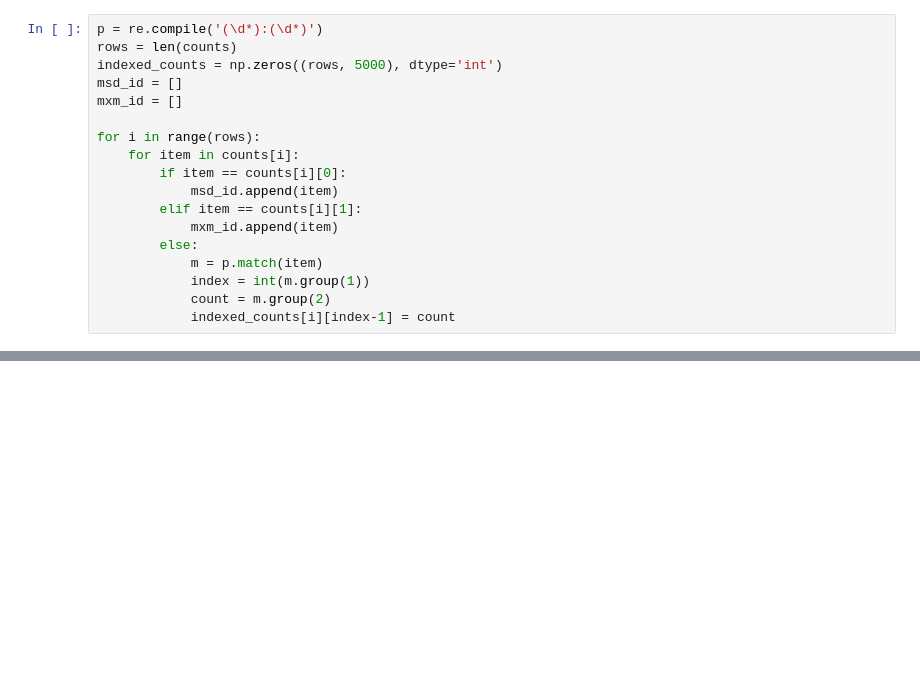
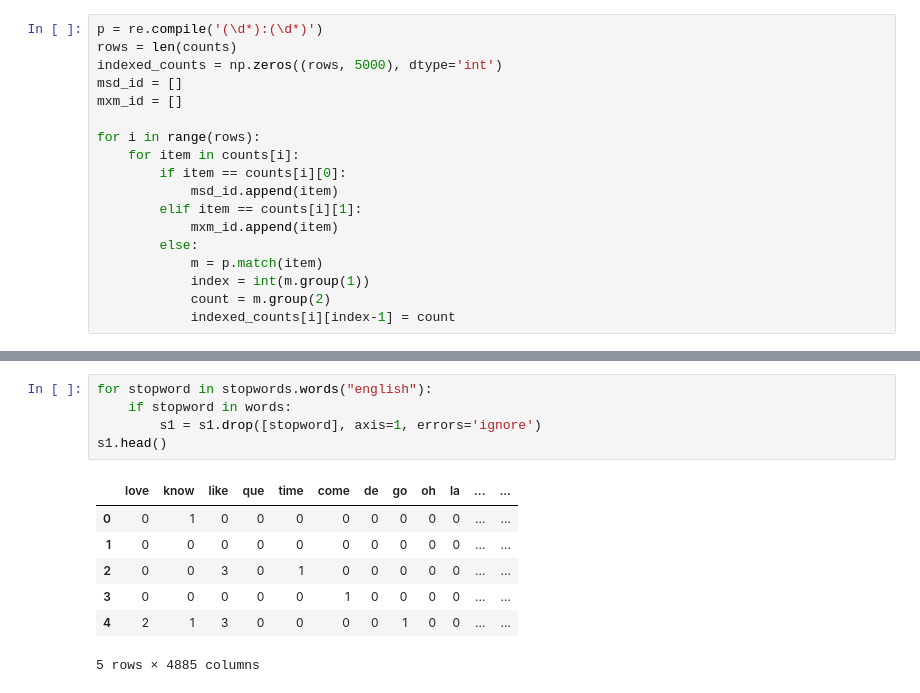
Before and after one commit to smithaustin/song-genre-classification, a Jupyter notebook: seng474_project.ipynb, the cells around one changed output, grey strips where cells are left out. Saved outputs shown, nothing was run; the diff lists cells and outputs as text; blank space fills up the shorter version.

```diff
--- a/seng474_project.ipynb
+++ b/seng474_project.ipynb
@@ -74,0 +150,13 @@ combo.head()
+# %%
+for stopword in stopwords.words("english"):
+    if stopword in words:
+        s1 = s1.drop([stopword], axis=1, errors='ignore')
+s1.head()
+# %% [output]
+|  | love | know | like | que | time | come | de | go | oh | la | ... | ... |
+| 0 | 0 | 1 | 0 | 0 | 0 | 0 | 0 | 0 | 0 | 0 | ... | ... |
+| 1 | 0 | 0 | 0 | 0 | 0 | 0 | 0 | 0 | 0 | 0 | ... | ... |
+| 2 | 0 | 0 | 3 | 0 | 1 | 0 | 0 | 0 | 0 | 0 | ... | ... |
+| 3 | 0 | 0 | 0 | 0 | 0 | 1 | 0 | 0 | 0 | 0 | ... | ... |
+| 4 | 2 | 1 | 3 | 0 | 0 | 0 | 0 | 1 | 0 | 0 | ... | ... |
+5 rows × 4885 columns
```
Also changed, not shown: parts of 18 cells of this notebook.
